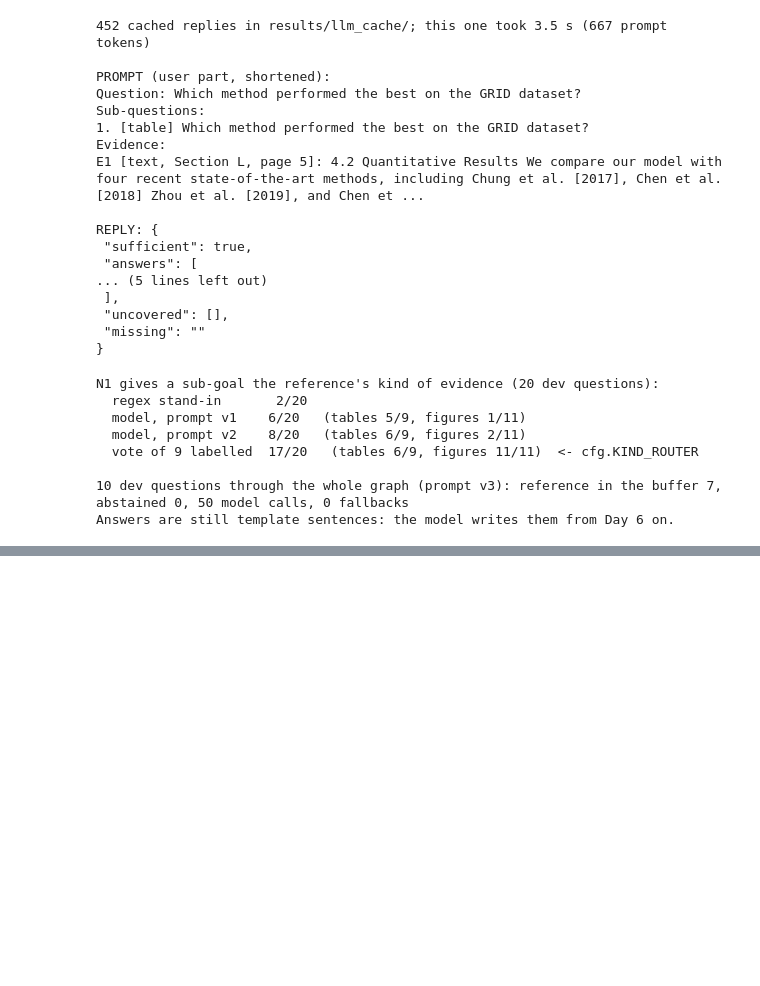
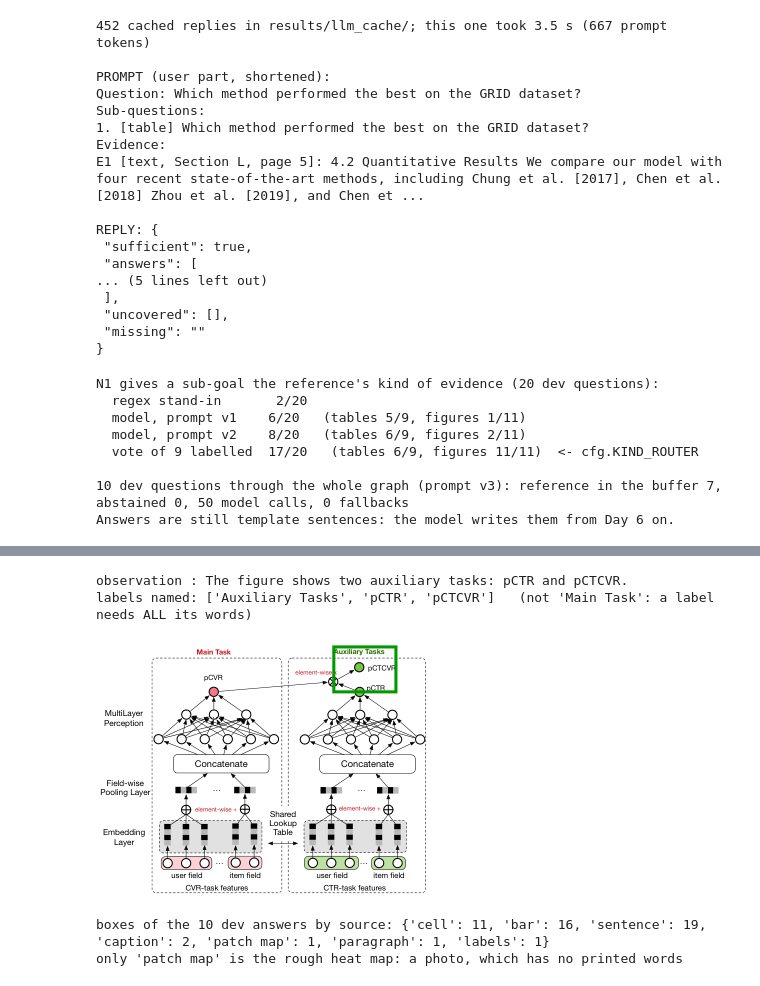
Before and after one commit to Tamim2276/Grounded_Explanation_Agent, a Jupyter notebook: notebooks/langgraph_demo.ipynb, the cells around one changed output, grey strips where cells are left out. Cells and saved outputs as stored; diff of their text form; code cells hidden in the pictures; blank space fills up the shorter version.

Commit message:
Day 6 follow-up: exact boxes first (captions, diagram labels, zooms); heat map only for photos

```diff
--- a/notebooks/langgraph_demo.ipynb
+++ b/notebooks/langgraph_demo.ipynb
@@ -4348,0 +4351,27 @@ prompt v6: 10 questions, 34/52 claims passed both G2 layers, 13 rewrites, 100 mo
+# %%
+# 21E: exact boxes before heat maps -- an observation is boxed on the diagram labels it names
+from collections import Counter
+from PIL import Image
+from gea.proofs import label_box
+
+paper = json.loads((cfg.DATA_DIR / "corpus" / "1804.07931v2" / "corpus.json").read_text(encoding="utf-8"))
+figure = next(r for r in paper["figures"] if r["label"] == "Figure 2")       # the ESMM architecture
+observation = "The figure shows two auxiliary tasks: pCTR and pCTCVR."
+with pymupdf.open(paper["pdf"]) as doc:
+    page = doc[figure["page"] - 1]
+    box, labels = label_box(page, observation, tuple(figure["bbox"]))
+    page.draw_rect(pymupdf.Rect(box), color=(0, 0.6, 0), width=2)
+    pix = page.get_pixmap(dpi=110, clip=pymupdf.Rect(figure["bbox"]))
+print(f"observation : {observation}\nlabels named: {labels}   (not 'Main Task': a label needs ALL its words)")
+display(Image.frombytes("RGB", (pix.width, pix.height), pix.samples))
+
+source = lambda what: next(k for k in ("patch map", "region", "caption", "labels", "label", "sentence",
+                                       "paragraph", "bar", "cell") if k in what)
+print("boxes of the 10 dev answers by source:", dict(Counter(source(b["what"]) for r in answers["runs"] for b in r["boxes"])))
+print("only 'patch map' is the rough heat map: a photo, which has no printed words")
+# %% [output]
+observation : The figure shows two auxiliary tasks: pCTR and pCTCVR.
+labels named: ['Auxiliary Tasks', 'pCTR', 'pCTCVR']   (not 'Main Task': a label needs ALL its words)
+[figure, added]
+boxes of the 10 dev answers by source: {'cell': 11, 'bar': 16, 'sentence': 19, 'caption': 2, 'patch map': 1, 'paragraph': 1, 'labels': 1}
+only 'patch map' is the rough heat map: a photo, which has no printed words
```
Also changed, not shown: parts of 15 cells of this notebook, 7 other files.
